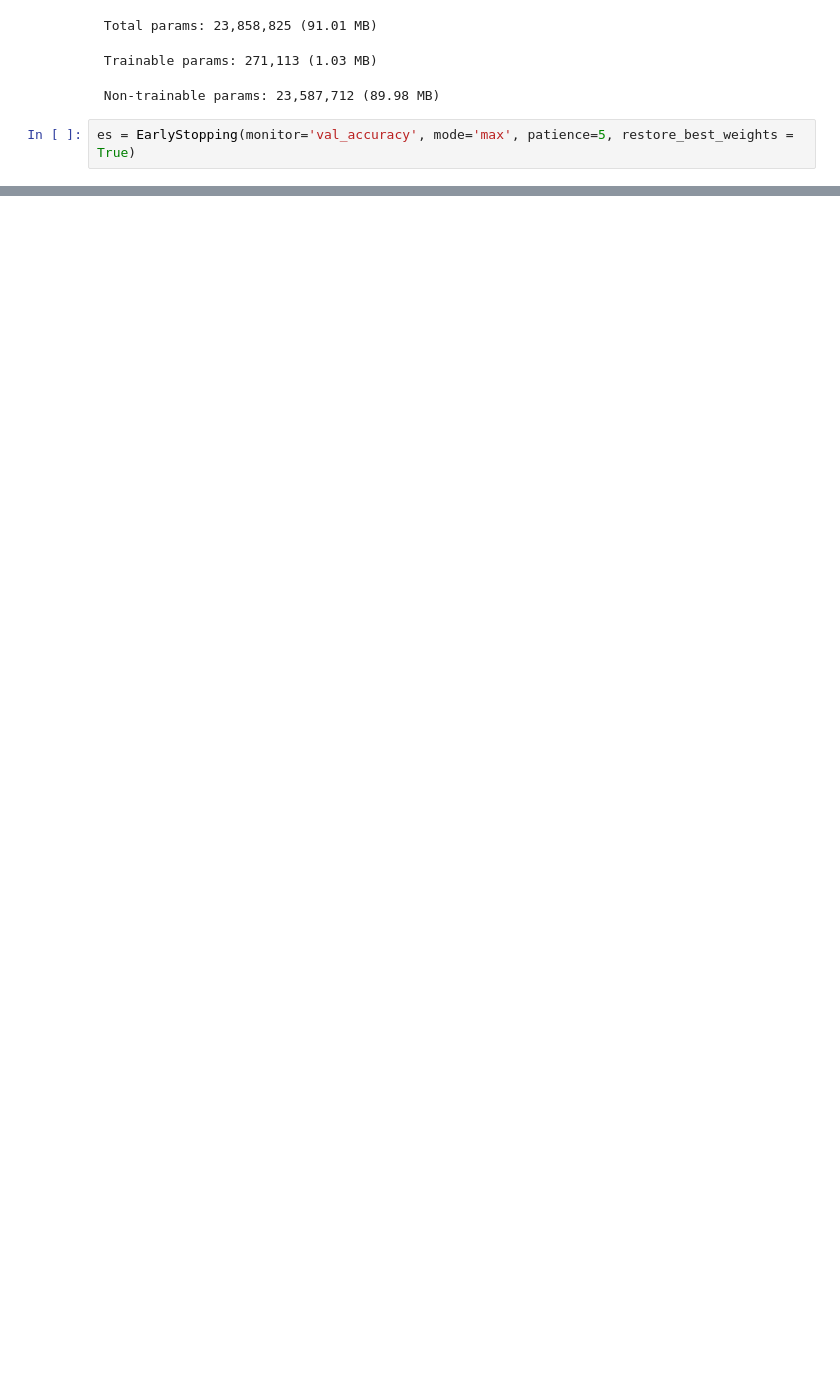
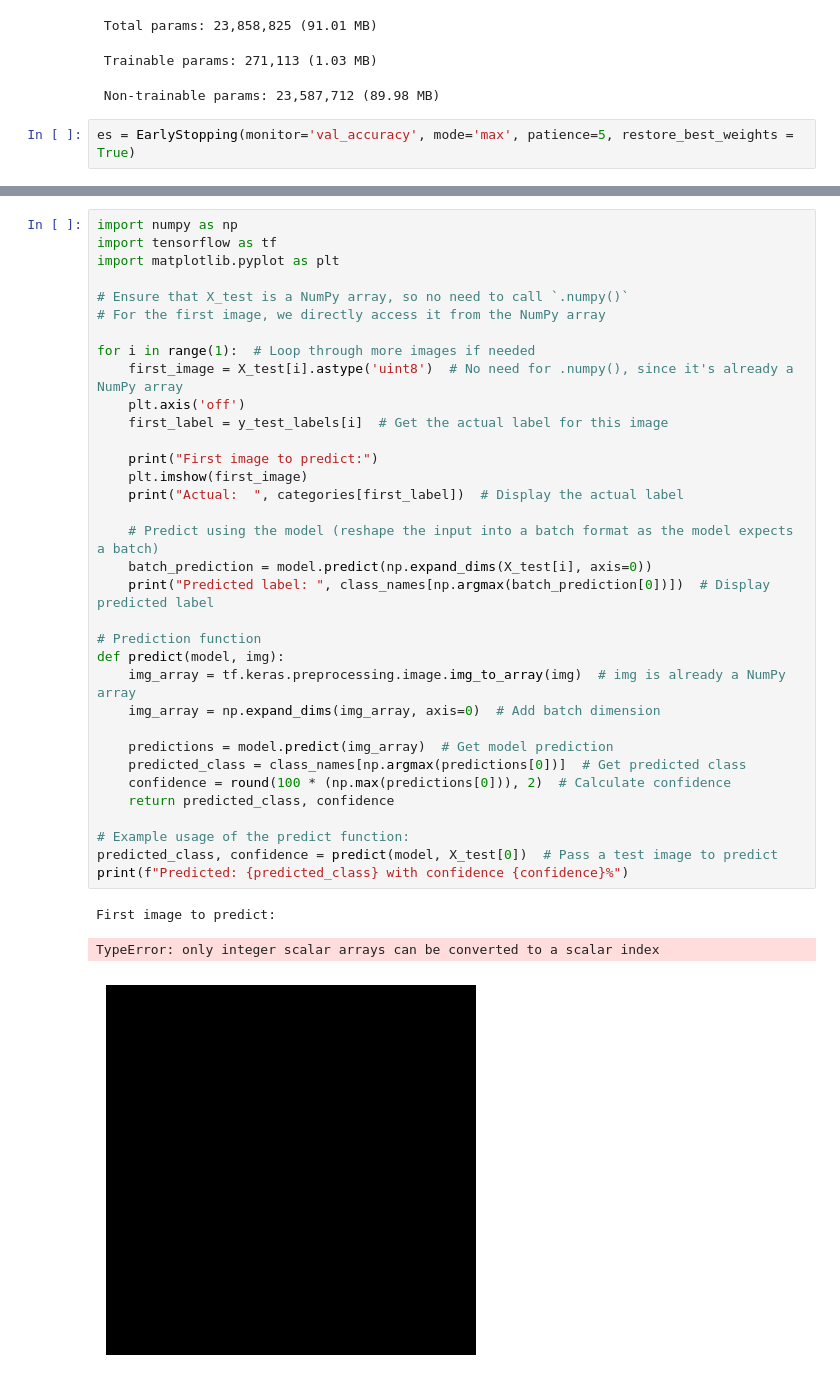
Before and after one commit to kdzg/nepali_sign_num, a Jupyter notebook: pretrained_nsl(Model).ipynb, the cells around one changed output, grey strips where cells are left out. Cells and saved outputs as stored; diff of their text form; blank space fills up the shorter version.

```diff
--- a/pretrained_nsl(Model).ipynb
+++ b/pretrained_nsl(Model).ipynb
@@ -298,0 +238,38 @@ IndexError: list index out of range
+# %%
+import numpy as np
+import tensorflow as tf
+import matplotlib.pyplot as plt
+
+# Ensure that X_test is a NumPy array, so no need to call `.numpy()`
+# For the first image, we directly access it from the NumPy array
+
+for i in range(1):  # Loop through more images if needed
+    first_image = X_test[i].astype('uint8')  # No need for .numpy(), since it's already a NumPy array
+    plt.axis('off')
+    first_label = y_test_labels[i]  # Get the actual label for this image
+
+    print("First image to predict:")
+    plt.imshow(first_image)
+    print("Actual:  ", categories[first_label])  # Display the actual label
+
+    # Predict using the model (reshape the input into a batch format as the model expects a batch)
+    batch_prediction = model.predict(np.expand_dims(X_test[i], axis=0))
+    print("Predicted label: ", class_names[np.argmax(batch_prediction[0])])  # Display predicted label
+
+# Prediction function
+def predict(model, img):
+    img_array = tf.keras.preprocessing.image.img_to_array(img)  # img is already a NumPy array
+    img_array = np.expand_dims(img_array, axis=0)  # Add batch dimension
+
+    predictions = model.predict(img_array)  # Get model prediction
+    predicted_class = class_names[np.argmax(predictions[0])]  # Get predicted class
+    confidence = round(100 * (np.max(predictions[0])), 2)  # Calculate confidence
+    return predicted_class, confidence
+
+# Example usage of the predict function:
+predicted_class, confidence = predict(model, X_test[0])  # Pass a test image to predict
+print(f"Predicted: {predicted_class} with confidence {confidence}%")
+# %% [output]
+First image to predict:
+TypeError: only integer scalar arrays can be converted to a scalar index
+[figure, added]
```
Also changed, not shown: parts of 5 cells of this notebook.
